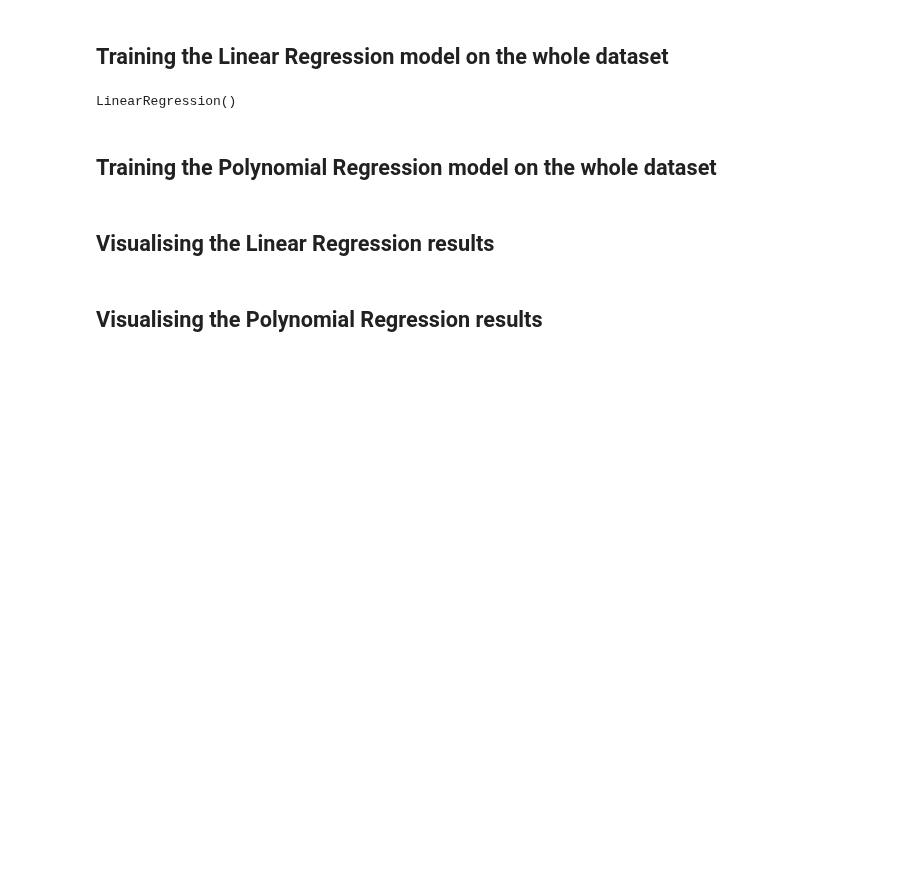
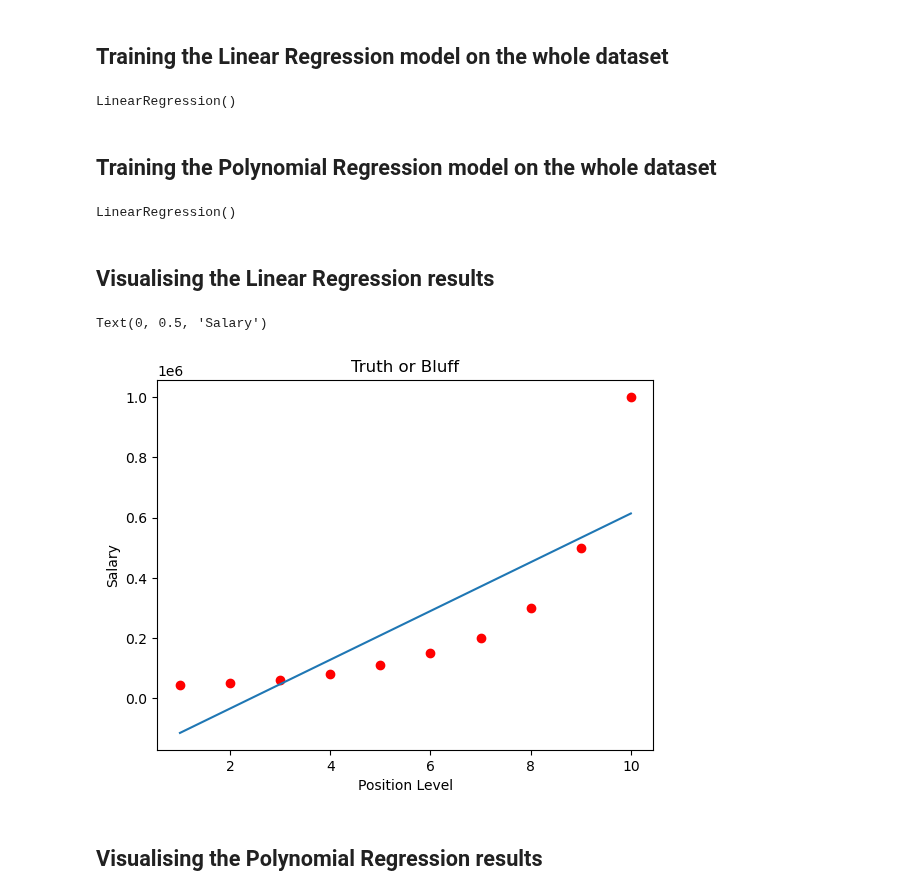
Before and after one commit to addytrunks/machine-learning, a Jupyter notebook: Part4_Poly_Regression/polynomial_regression.ipynb, the cells around one changed output. Cells and saved outputs as stored; diff of their text form; code cells hidden in the pictures; blank space fills up the shorter version.

Commit message:
visualized linear+polynomial

```diff
--- a/Part4_Poly_Regression/polynomial_regression.ipynb
+++ b/Part4_Poly_Regression/polynomial_regression.ipynb
@@ -26,16 +26,33 @@ LinearRegression()
 # Polynomial regression = Combination of Linear Regression with only one feauture(column) that is powered multiple times
 # y = c + b1X1 + b2X1^2 + b3X1^3 ..... + bnN1^n
 
-from sklearn.preprocessing import PolynomialFeautures
-poly_reg = PolynomialFeautures(degree=2)
+from sklearn.preprocessing import PolynomialFeatures
+poly_reg = PolynomialFeatures(degree=10)
 
 # Creating multiple feautures
 X_poly = poly_reg.fit_transform(X)
 
-# Integrating the new matrix of feautures to Linear
+# Integrating the new matrix of feautures to Linear Reg Model
 lin_reg_2 = LinearRegression()
-lin_reg_2.fit(X_poly,Y)
+lin_reg_2.fit(X_poly,y)
+# %% [output]
+LinearRegression()
 # %% [markdown]
 ## Visualising the Linear Regression results
+# %%
+#Original Values
+plt.scatter(X,y,color="red")
+
+# Predicted Values
+plt.plot(X,lin_reg.predict(X))
+
+plt.title('Truth or Bluff')
+plt.xlabel('Position Level')
+plt.ylabel('Salary')
+
+# The model is clearly not adapted to the dataset, which means that Linear Regression is not the right choice
+# %% [output]
+Text(0, 0.5, 'Salary')
+[figure, added]
 # %% [markdown]
 ## Visualising the Polynomial Regression results
```
Also changed, not shown: parts of 1 cell of this notebook.
